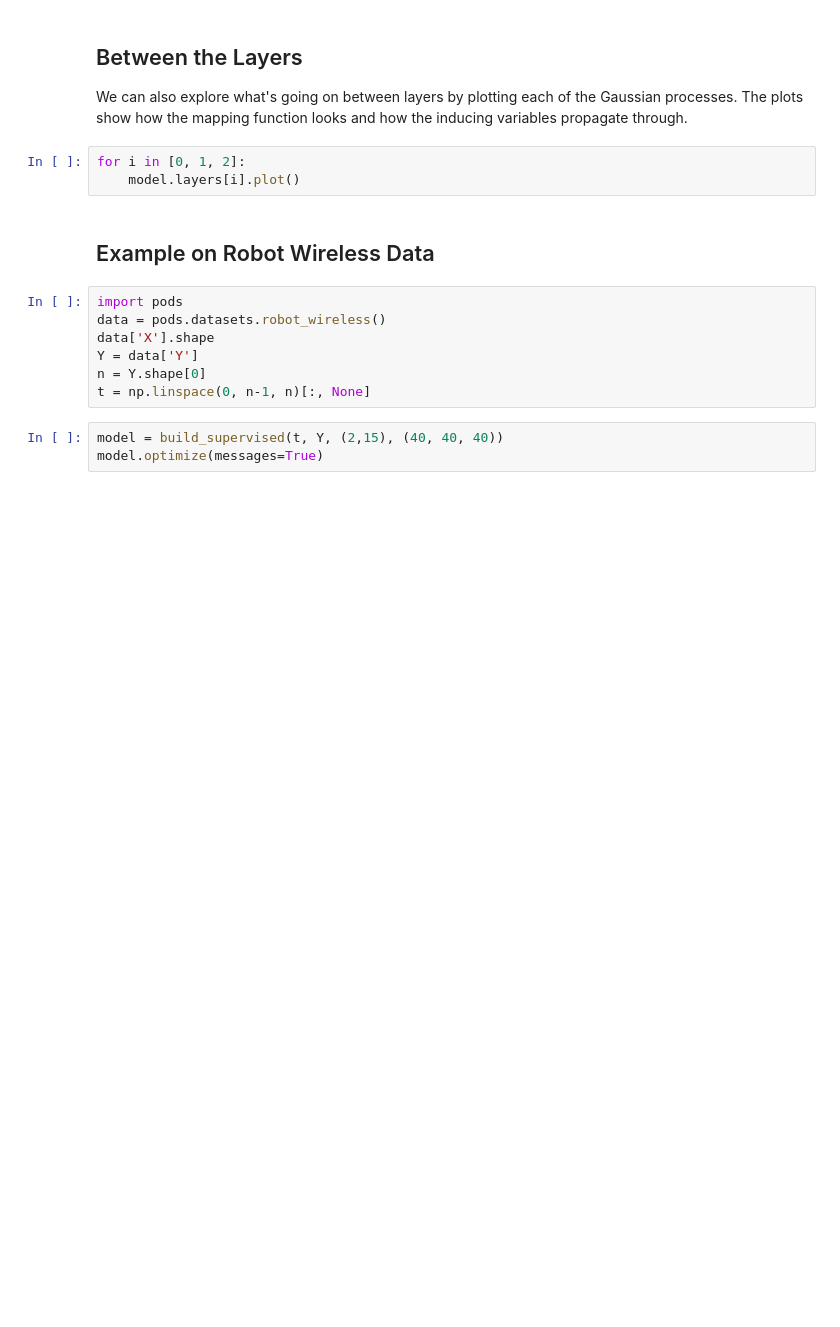
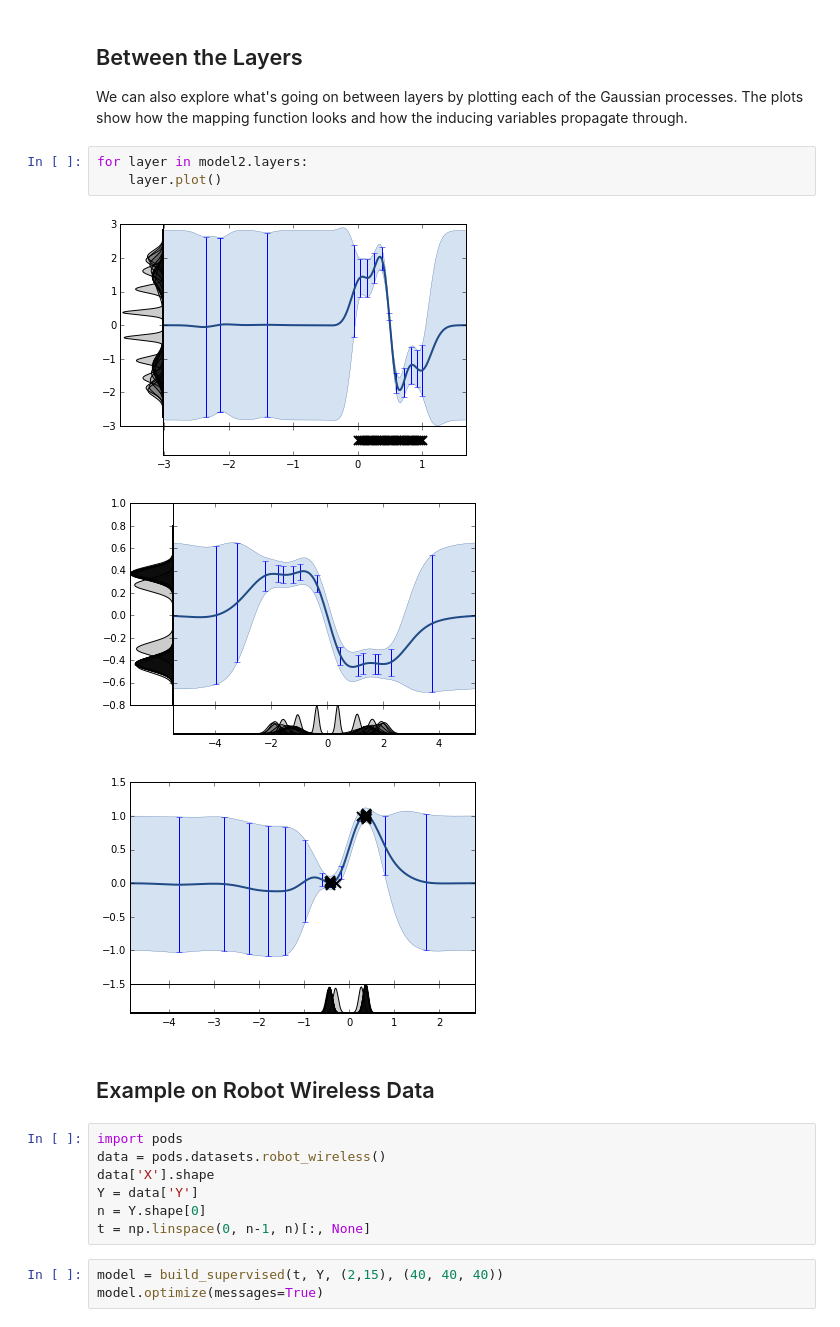
Before and after one commit to SheffieldML/deepGPy, a Jupyter notebook: Nested Deep GPs.ipynb, the cells around one changed output. Cells and saved outputs as stored; diff of their text form; blank space fills up the shorter version.

```diff
--- a/Nested Deep GPs.ipynb
+++ b/Nested Deep GPs.ipynb
@@ -97,8 +99,12 @@ model3.plot((-1, 2)))
 
 We can also explore what's going on between layers by plotting each of the Gaussian processes. The plots show how the mapping function looks and how the inducing variables propagate through.
 # %%
-for i in [0, 1, 2]:
-    model.layers[i].plot()
+for layer in model2.layers:
+    layer.plot()
+# %% [output]
+[figure, added]
+[figure, added]
+[figure, added]
 # %% [markdown]
 ## Example on Robot Wireless Data
 # %%
```
Also changed, not shown: parts of 4 cells of this notebook, 3 other files.
